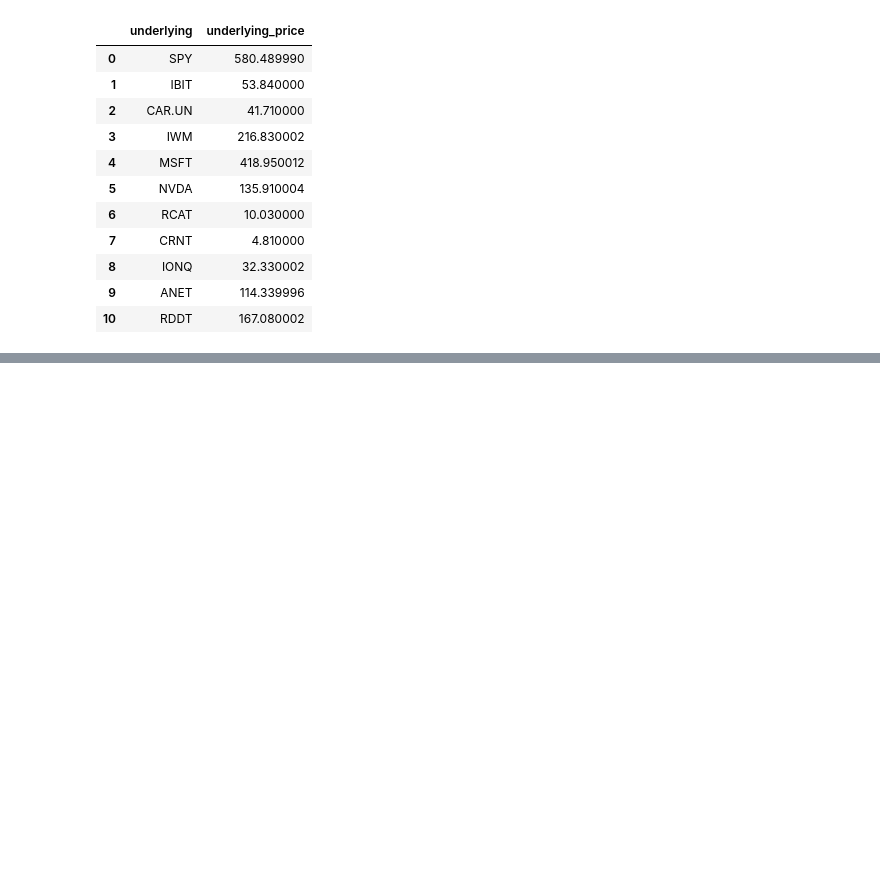
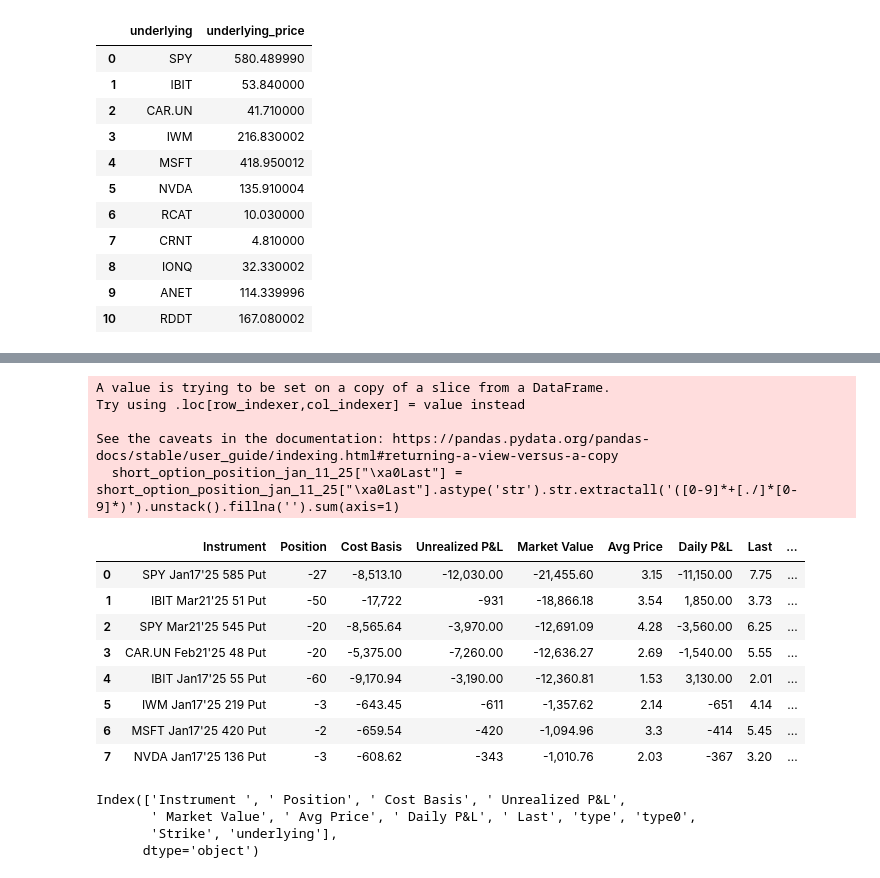
Before and after one commit to AimjGuytidy/optionstrade, a Jupyter notebook: optionstrade.ipynb, the cells around one changed output, grey strips where cells are left out. Saved outputs shown, nothing was run; the diff lists cells and outputs as text; code cells hidden in the pictures; blank space fills up the shorter version.

```diff
--- a/optionstrade.ipynb
+++ b/optionstrade.ipynb
@@ -304,0 +314,28 @@ option_position_jan_11_25.head()
+# %%
+option_position_jan_11_25["\xa0Position"] = pd.to_numeric(option_position_jan_11_25["\xa0Position"], errors='coerce')
+short_option_position_jan_11_25 = option_position_jan_11_25[option_position_jan_11_25["\xa0Position"] < 0]
+# %%
+short_option_position_jan_11_25["\xa0Last"] = short_option_position_jan_11_25["\xa0Last"].astype('str').str.extractall('([0-9]*+[./]*[0-9]*)').unstack().fillna('').sum(axis=1)
+short_option_position_jan_11_25
+# %% [output]
+A value is trying to be set on a copy of a slice from a DataFrame.
+Try using .loc[row_indexer,col_indexer] = value instead
+
+See the caveats in the documentation: https://pandas.pydata.org/pandas-docs/stable/user_guide/indexing.html#returning-a-view-versus-a-copy
+  short_option_position_jan_11_25["\xa0Last"] = short_option_position_jan_11_25["\xa0Last"].astype('str').str.extractall('([0-9]*+[./]*[0-9]*)').unstack().fillna('').sum(axis=1)
+|  | Instrument | Position | Cost Basis | Unrealized P&L | Market Value | Avg Price | Daily P&L | Last | ... |
+| 0 | SPY Jan17'25 585 Put | -27 | -8,513.10 | -12,030.00 | -21,455.60 | 3.15 | -11,150.00 | 7.75 | ... |
+| 1 | IBIT Mar21'25 51 Put | -50 | -17,722 | -931 | -18,866.18 | 3.54 | 1,850.00 | 3.73 | ... |
+| 2 | SPY Mar21'25 545 Put | -20 | -8,565.64 | -3,970.00 | -12,691.09 | 4.28 | -3,560.00 | 6.25 | ... |
+| 3 | CAR.UN Feb21'25 48 Put | -20 | -5,375.00 | -7,260.00 | -12,636.27 | 2.69 | -1,540.00 | 5.55 | ... |
+| 4 | IBIT Jan17'25 55 Put | -60 | -9,170.94 | -3,190.00 | -12,360.81 | 1.53 | 3,130.00 | 2.01 | ... |
+| 5 | IWM Jan17'25 219 Put | -3 | -643.45 | -611 | -1,357.62 | 2.14 | -651 | 4.14 | ... |
+| 6 | MSFT Jan17'25 420 Put | -2 | -659.54 | -420 | -1,094.96 | 3.3 | -414 | 5.45 | ... |
+| 7 | NVDA Jan17'25 136 Put | -3 | -608.62 | -343 | -1,010.76 | 2.03 | -367 | 3.20 | ... |
+# %%
+short_option_position_jan_11_25.columns
+# %% [output]
+Index(['Instrument ', ' Position', ' Cost Basis', ' Unrealized P&L',
+       ' Market Value', ' Avg Price', ' Daily P&L', ' Last', 'type', 'type0',
+       'Strike', 'underlying'],
+      dtype='object')
```
Also changed, not shown: parts of 2 cells of this notebook.
